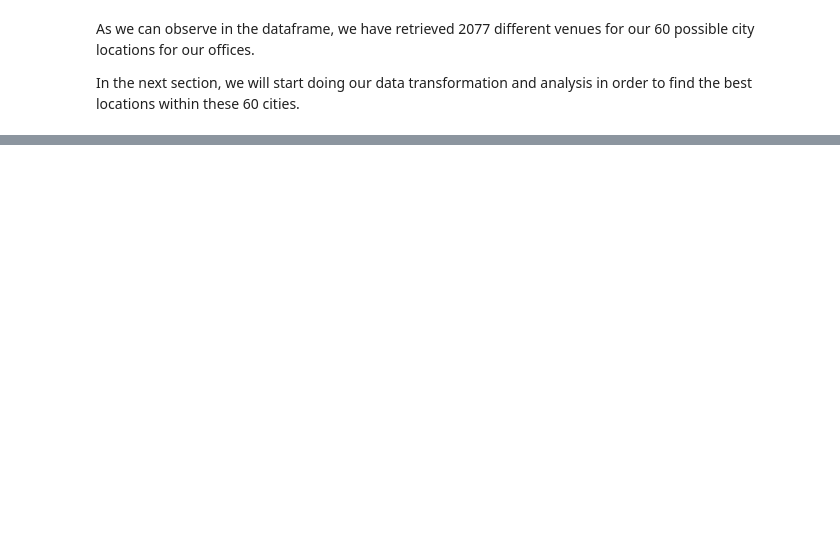
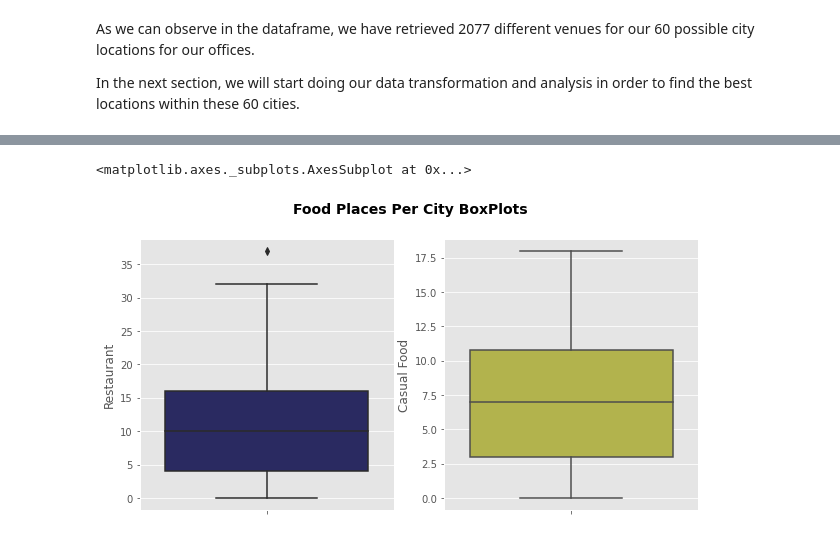
Before and after one commit to jgarcia-garcia/Coursera_Capstone, a Jupyter notebook: Best_Office_Location_SFBayArea.ipynb, the cells around one changed output, grey strips where cells are left out. Drawn from its saved outputs; the diff is of its cells as text; code cells hidden in the pictures; blank space fills up the shorter version.

```diff
--- a/Best_Office_Location_SFBayArea.ipynb
+++ b/Best_Office_Location_SFBayArea.ipynb
@@ -453,0 +568,10 @@ In the next section, we will start doing our data transformation and analysis in
+# %%
+#Box plots
+fig, axes = plt.subplots(1, 2, figsize=(10,5))
+fig.suptitle('Food Places Per City BoxPlots',fontsize=14, fontweight='bold')
+
+sns.boxplot(y=toronto_grouped['Restaurant'],ax=axes[0], color = 'darkblue',saturation=0.4)
+sns.boxplot(y=toronto_grouped['Casual Food'],ax=axes[1], color = 'yellow', saturation=0.4)
+# %% [output]
+<matplotlib.axes._subplots.AxesSubplot at 0x...>
+[figure, added]
```
Also changed, not shown: parts of 12 cells of this notebook.
